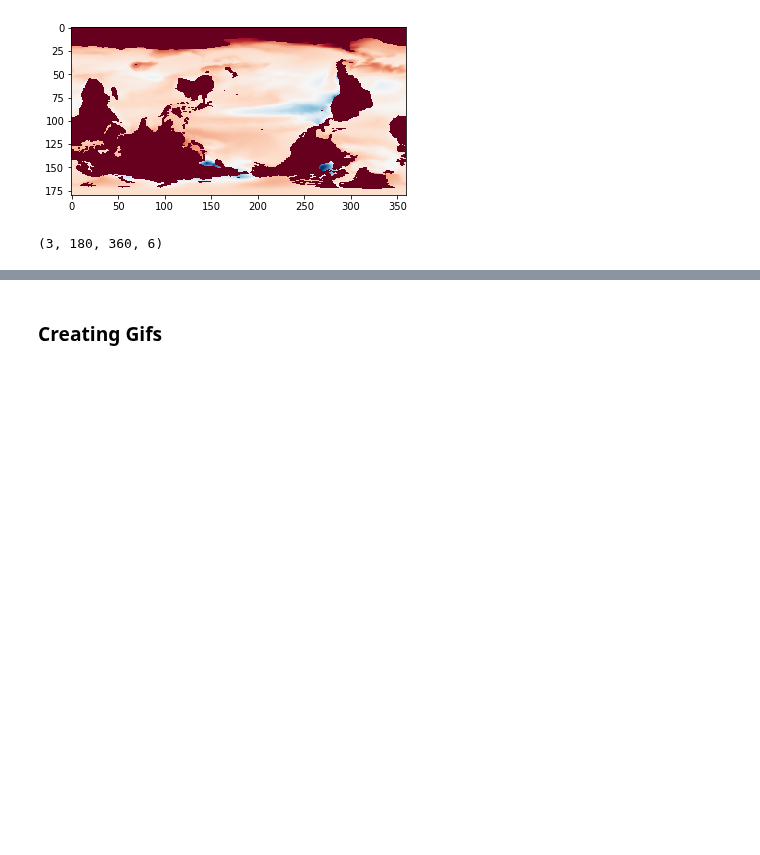
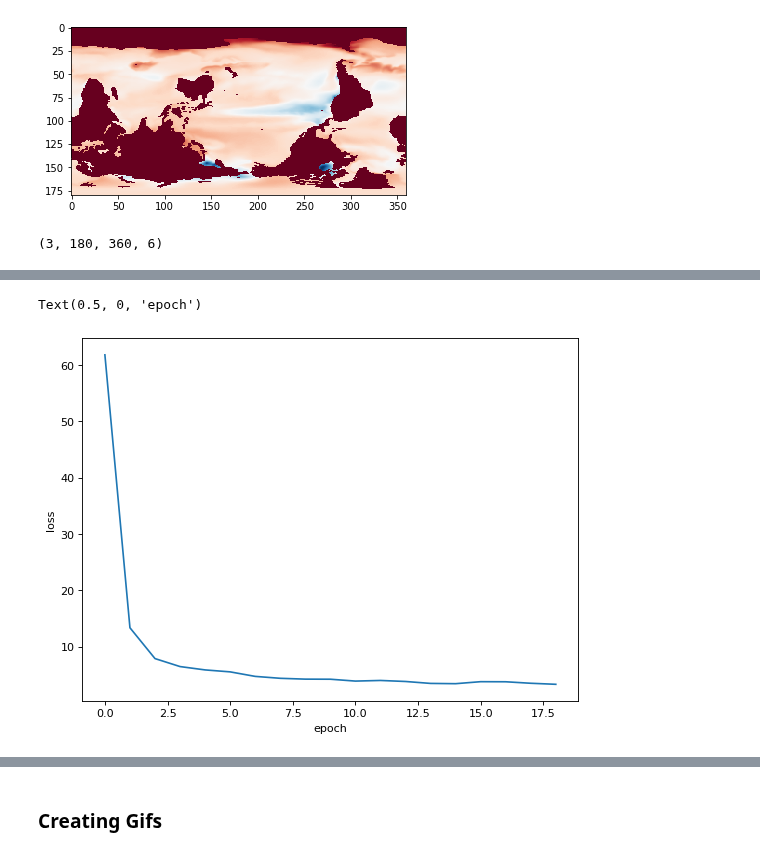
Before and after one commit to sk981102/ocean_co2, a Jupyter notebook: notebooks/deep_learning/002_cnn_lstm.ipynb, the cells around one changed output, grey strips where cells are left out. Drawn from its saved outputs; the diff is of its cells as text; code cells hidden in the pictures; blank space fills up the shorter version.

```diff
--- a/notebooks/deep_learning/002_cnn_lstm.ipynb
+++ b/notebooks/deep_learning/002_cnn_lstm.ipynb
@@ -45,11 +47,11 @@ ecCodes library not found using ['eccodes', 'libeccodes.so', 'libeccodes']
 # %%
 X_index=np.lib.stride_tricks.sliding_window_view(range(421),3)
 
-# gives you gradient exploding problem
-# X=data[X_index][:-1]
 y=np.expand_dims(pco2[X_index][1:],axis=4)
 X=data[X_index][:-1]
-#y=data[X_index][1:][:,:,:,:,5]
+
+val_y=np.expand_dims(val_pco2[X_index][1:],axis=4)
+val_X=val_data[X_index][:-1]
 print(X.shape, y.shape)
 # %% [output]
 (418, 3, 180, 360, 6) (418, 3, 180, 360, 1)
@@ -134,5 +138,5 @@ NameError: name 'model' is not defined
 # %%
-model_path="../models/base_CNN_LSTM.h5"
+model_path="../../models/base_CNN_LSTM_new.h5"
 
 early_stopings = tf.keras.callbacks.EarlyStopping(monitor='val_loss', min_delta=0, patience=4, verbose=1, mode='min')
 checkpoint =  tf.keras.callbacks.ModelCheckpoint(model_path, monitor='val_loss', save_best_only=True, mode='min', verbose=0)
@@ -142,12 +146,12 @@ epochs = 20
 batch_size = 8
 
 # Fit the model to the training data.
-model.fit(
+hist = model.fit(
     X,
     y,
     batch_size=batch_size,
     epochs=epochs,
-    validation_data=(X, y),
+    validation_data=(val_X,val_y),
     callbacks=callbacks,
 )
 # %% [output]
@@ -155 +175,12 @@ NameError: name 'model' is not defined
+# %%
+from matplotlib.pyplot import figure
+
+figure(figsize=(8, 6), dpi=80)
+
+plt.plot(hist.history["loss"])
+plt.ylabel('loss')
+plt.xlabel('epoch')
+# %% [output]
+Text(0.5, 0, 'epoch')
+[figure, added]
 # %%
```
Also changed, not shown: parts of 15 cells of this notebook, 15 other files.
